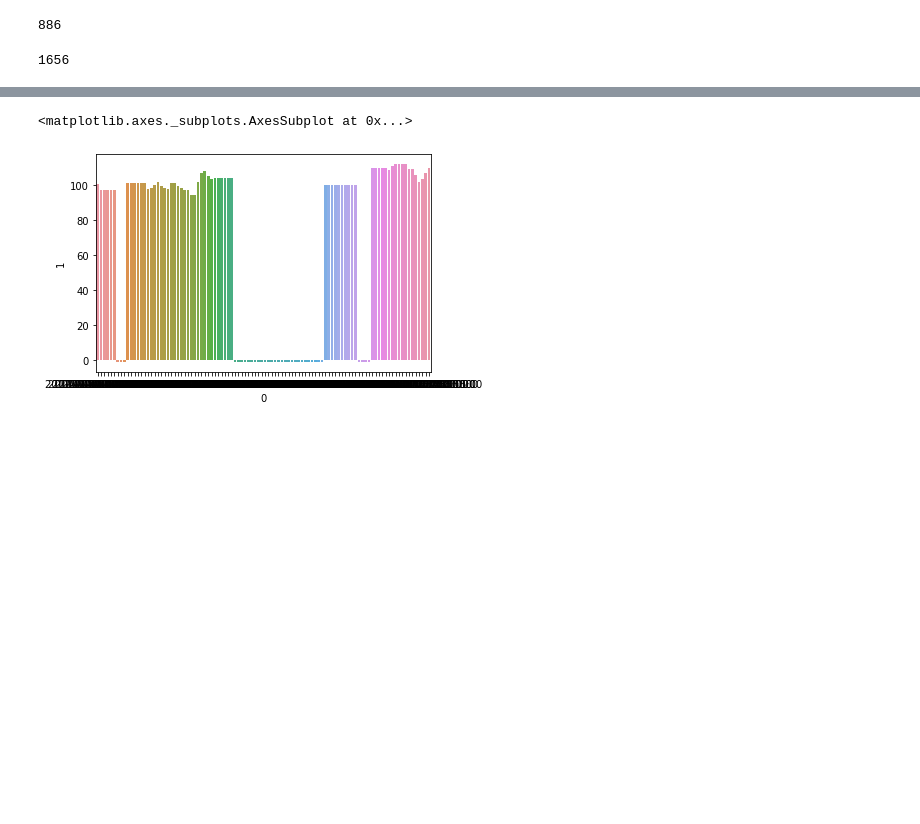
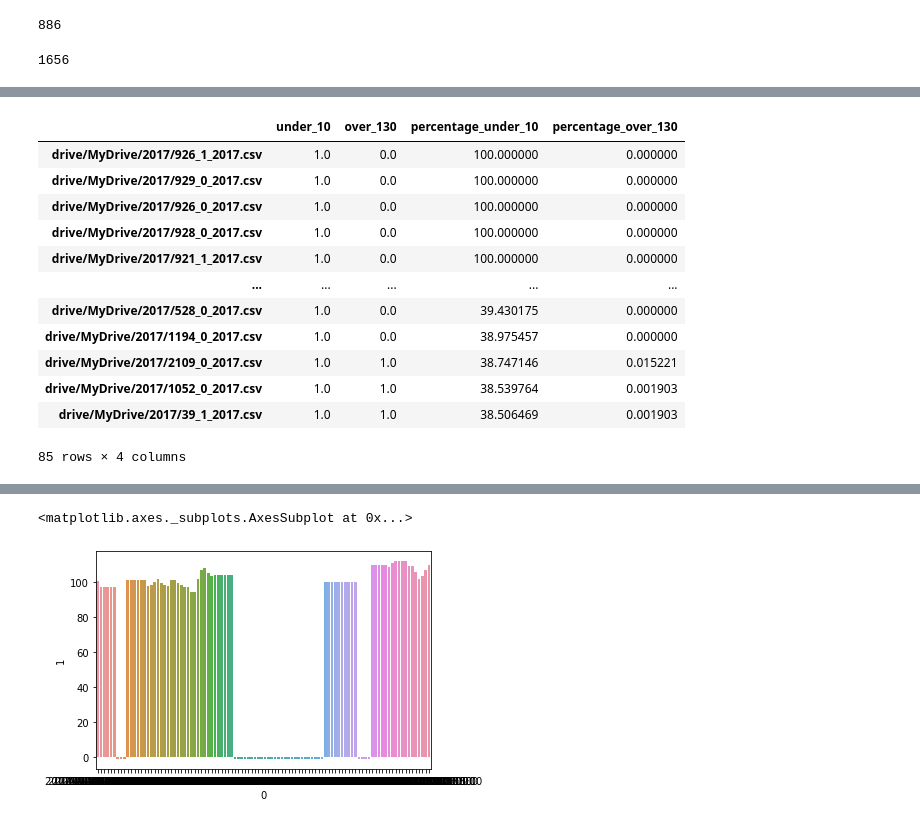
Before and after one commit to u-t-k-a-n/Detection-of-Similar-Points-in-Traffic-Characteristics, a Jupyter notebook: Ara_Proje.ipynb, the cells around one changed output, grey strips where cells are left out. Drawn from its saved outputs; the diff is of its cells as text; code cells hidden in the pictures; blank space fills up the shorter version.

```diff
--- a/Ara_Proje.ipynb
+++ b/Ara_Proje.ipynb
@@ -86 +151,17 @@ file_info.describe()
+# %%
+file_info.sort_values("percentage_under_10",ascending=False)[:85]
+# %% [output]
+|  | under_10 | over_130 | percentage_under_10 | percentage_over_130 |
+| drive/MyDrive/2017/926_1_2017.csv | 1.0 | 0.0 | 100.000000 | 0.000000 |
+| drive/MyDrive/2017/929_0_2017.csv | 1.0 | 0.0 | 100.000000 | 0.000000 |
+| drive/MyDrive/2017/926_0_2017.csv | 1.0 | 0.0 | 100.000000 | 0.000000 |
+| drive/MyDrive/2017/928_0_2017.csv | 1.0 | 0.0 | 100.000000 | 0.000000 |
+| drive/MyDrive/2017/921_1_2017.csv | 1.0 | 0.0 | 100.000000 | 0.000000 |
+| ... | ... | ... | ... | ... |
+| drive/MyDrive/2017/528_0_2017.csv | 1.0 | 0.0 | 39.430175 | 0.000000 |
+| drive/MyDrive/2017/1194_0_2017.csv | 1.0 | 0.0 | 38.975457 | 0.000000 |
+| drive/MyDrive/2017/2109_0_2017.csv | 1.0 | 1.0 | 38.747146 | 0.015221 |
+| drive/MyDrive/2017/1052_0_2017.csv | 1.0 | 1.0 | 38.539764 | 0.001903 |
+| drive/MyDrive/2017/39_1_2017.csv | 1.0 | 1.0 | 38.506469 | 0.001903 |
+85 rows × 4 columns
 # %%
```
Also changed, not shown: parts of 20 cells of this notebook.
